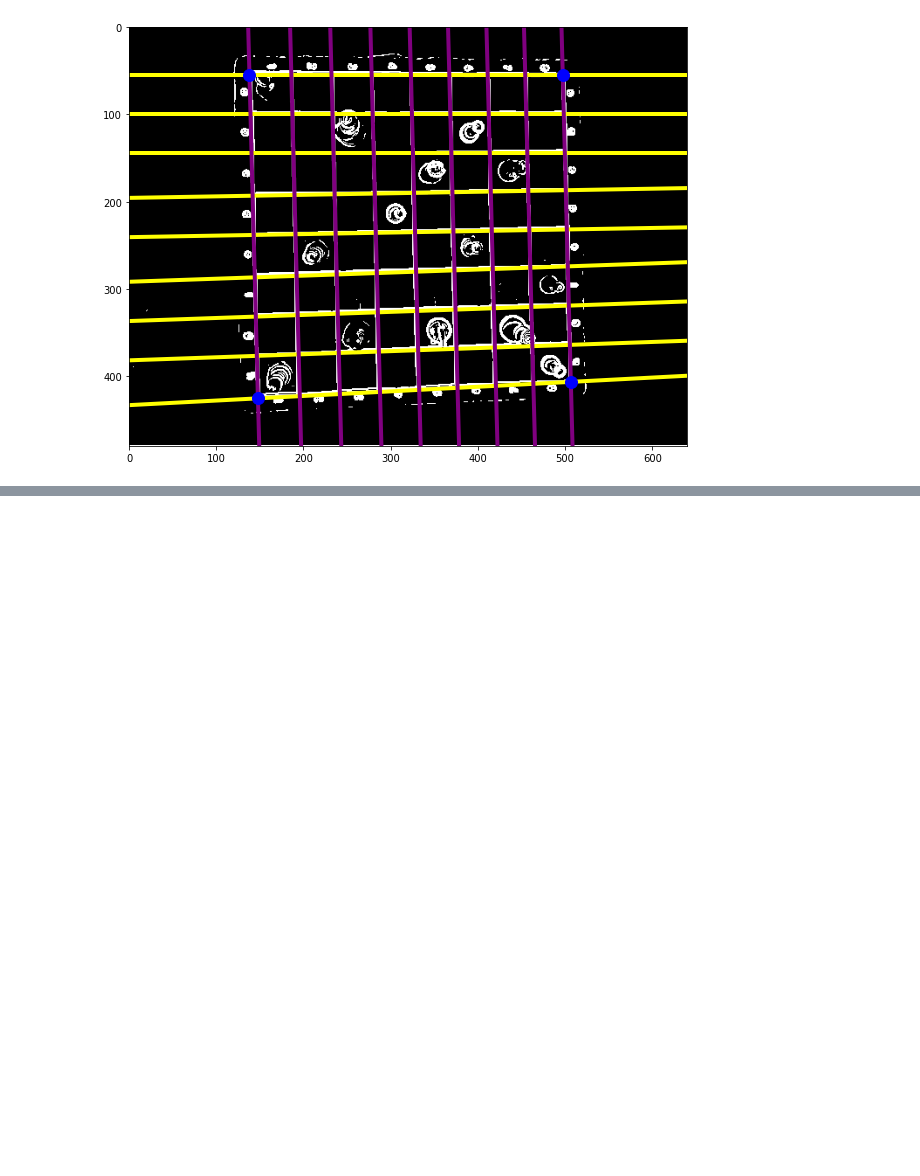
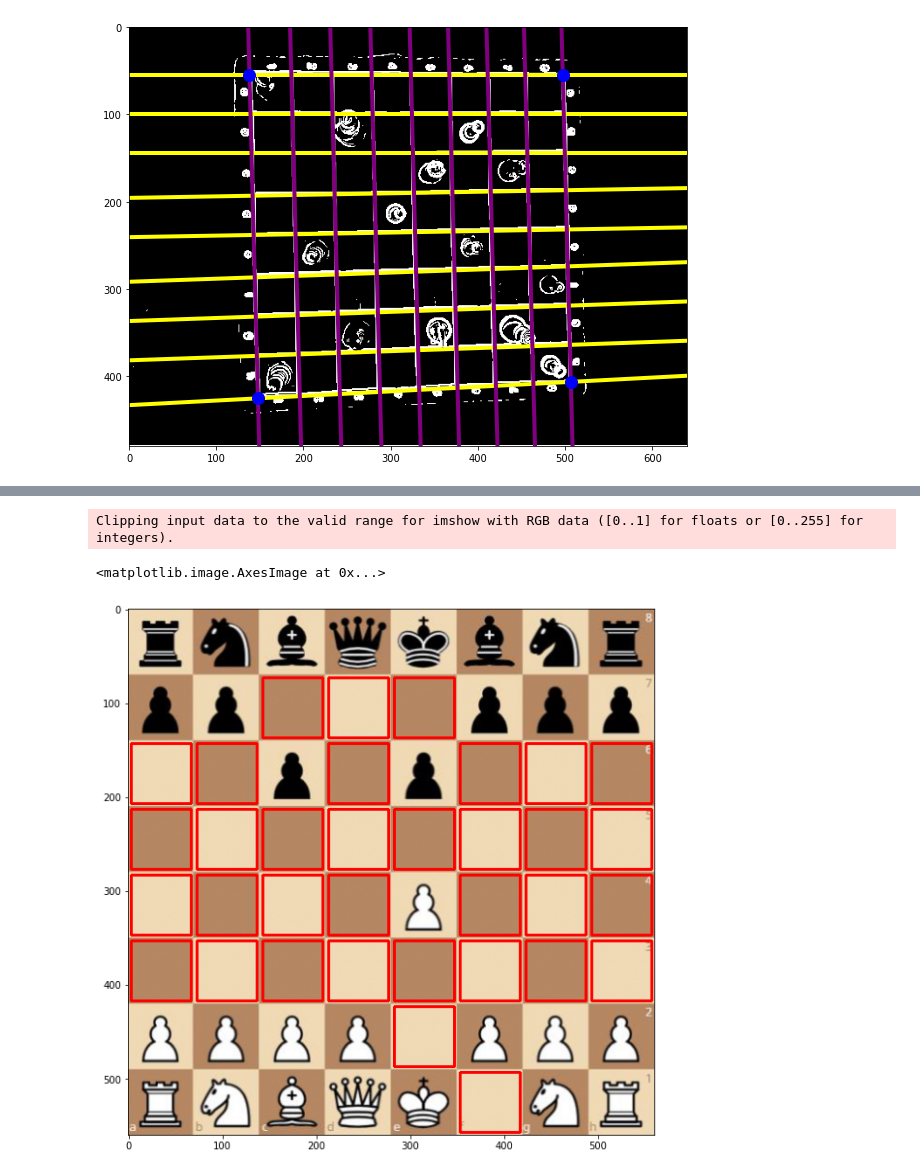
Before and after one commit to tniyer2/chess_image_detection, a Jupyter notebook: chess_detection.ipynb, the cells around one changed output, grey strips where cells are left out. Saved outputs shown, nothing was run; the diff lists cells and outputs as text; code cells hidden in the pictures; blank space fills up the shorter version.

Commit message:
added a basic square detection method

```diff
--- a/chess_detection.ipynb
+++ b/chess_detection.ipynb
@@ -424,0 +433,46 @@ plt.imshow(im_cropped)
+# %%
+def round_down_8(round):
+    '''
+    Utility to round down to an smaller 8th... Good for Chess!
+    Image semgmentation function
+    '''
+    return round & (-8)
+# %%
+def find_empty_squares(img):
+    squares = np.min(round_down_8(np.array(img.shape[:2])))
+    img = cv2.resize(img, (squares, squares)).astype('uint8').round() / 255
+    out = img.copy()
+
+    # Blur image
+    img = cv2.blur(img, (5, 5))
+
+    # Iterate tiles, and count unique colors
+    wh_t = squares // 8
+    #creting a 8x8 filter that tries to see consistent patterns in its segmented portion
+    count_unique_colors = np.zeros((8, 8))
+    for x in np.arange(8):
+        for y in np.arange(8):
+            tile = img[y*wh_t:(y+1)*wh_t, x*wh_t:(x+1)*wh_t]
+            tile = tile[3:-3, 3:-3]
+            # if theres something out of the ordinary within the segmented tile mark it...
+            count_unique_colors[y, x] = np.unique(tile.reshape(-1, tile.shape[-1]), axis=0).shape[0]
+
+    # Mask empty squares using Otsu's method
+    val = filters.threshold_otsu(count_unique_colors)
+    mask = count_unique_colors < val
+
+    # visualization output
+    for x in np.arange(8):
+        for y in np.arange(8):
+            if mask[y, x]:
+                rectangles = cv2.rectangle(out, (x*wh_t+3, y*wh_t+3),
+                            ((x+1)*wh_t-3, (y+1)*wh_t-3), (255, 0, 0), 2)
+    return rectangles
+# %%
+#if we had perfect board conditions such as an online chess board without disturbances such as lighting this method would prove very useful
+online_position = io.imread('chess_board_images/online_position.jpg')
+plt.imshow(find_empty_squares(online_position))
+# %% [output]
+Clipping input data to the valid range for imshow with RGB data ([0..1] for floats or [0..255] for integers).
+<matplotlib.image.AxesImage at 0x...>
+[figure, added]
```
Also changed, not shown: parts of 6 cells of this notebook, 1 other file.
